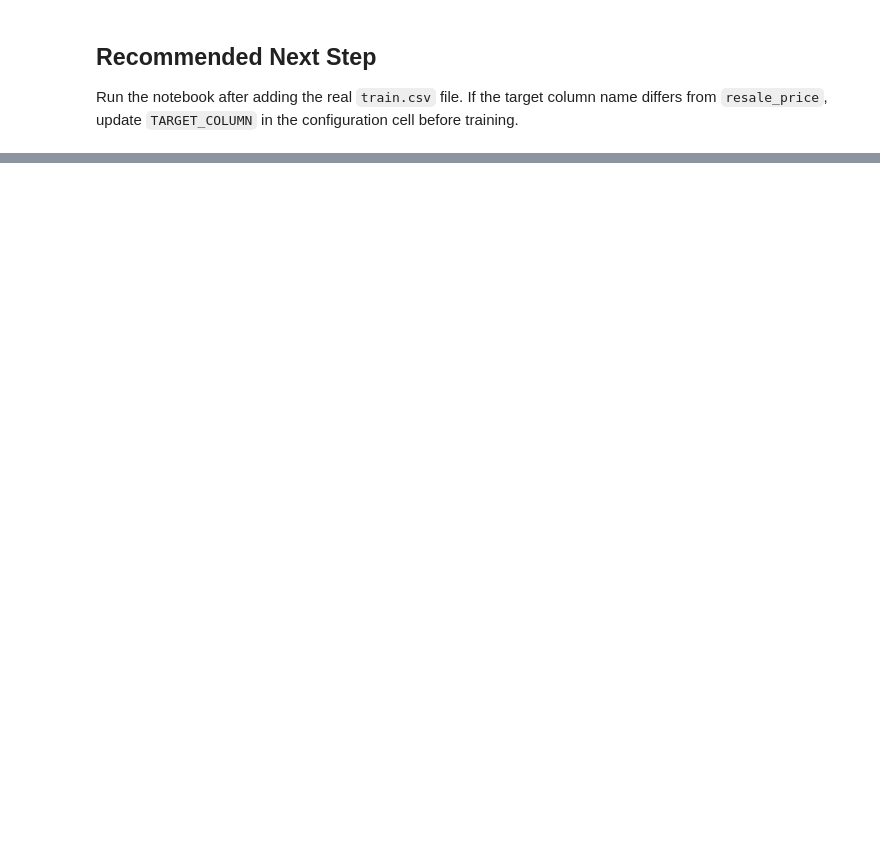
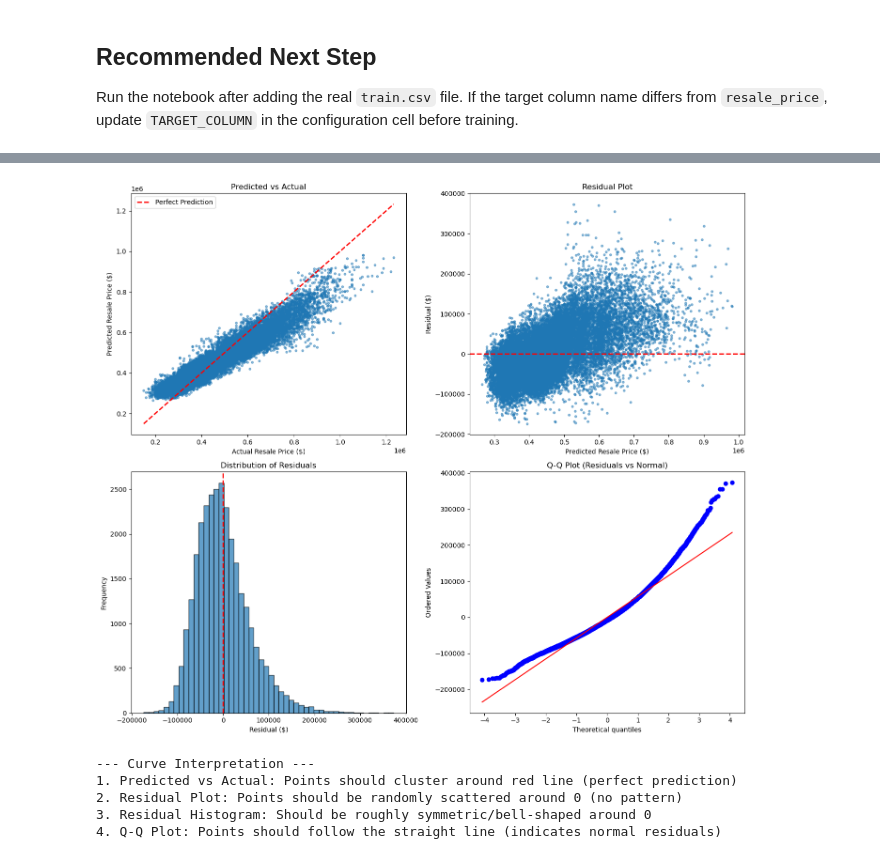
Before and after one commit to chinwarsoon/dsai-5m-projects, a Jupyter notebook: m3-project/workflow/main.ipynb, the cells around one changed output, grey strips where cells are left out. Saved outputs shown, nothing was run; the diff lists cells and outputs as text; code cells hidden in the pictures; blank space fills up the shorter version.

Commit message:
prediction model updates

```diff
--- a/m3-project/workflow/main.ipynb
+++ b/m3-project/workflow/main.ipynb
@@ -247,0 +463,56 @@ Run the notebook after adding the real `train.csv` file. If the target column na
+# %%
+# Model Performance Visualization Curves
+
+import matplotlib.pyplot as plt
+
+fig, axes = plt.subplots(2, 2, figsize=(14, 12))
+
+# 1. Predicted vs Actual Scatter Plot
+ax1 = axes[0, 0]
+ax1.scatter(comparison_df['Actual'], comparison_df['Predicted'], alpha=0.5, s=10)
+min_val = min(comparison_df['Actual'].min(), comparison_df['Predicted'].min())
+max_val = max(comparison_df['Actual'].max(), comparison_df['Predicted'].max())
+ax1.plot([min_val, max_val], [min_val, max_val], 'r--', linewidth=2, label='Perfect Prediction')
+ax1.set_xlabel('Actual Resale Price ($)')
+ax1.set_ylabel('Predicted Resale Price ($)')
+ax1.set_title('Predicted vs Actual')
+ax1.legend()
+
+# 2. Residual Plot (Residuals vs Predicted)
+ax2 = axes[0, 1]
+ax2.scatter(comparison_df['Predicted'], comparison_df['Residual'], alpha=0.5, s=10)
+ax2.axhline(y=0, color='r', linestyle='--', linewidth=2)
+ax2.set_xlabel('Predicted Resale Price ($)')
+ax2.set_ylabel('Residual ($)')
+ax2.set_title('Residual Plot')
+
+# 3. Residual Histogram
+ax3 = axes[1, 0]
+ax3.hist(comparison_df['Residual'], bins=50, edgecolor='black', alpha=0.7)
+ax3.axvline(x=0, color='r', linestyle='--', linewidth=2)
+ax3.set_xlabel('Residual ($)')
+ax3.set_ylabel('Frequency')
+ax3.set_title('Distribution of Residuals')
+
+# 4. Q-Q Plot (check normality of residuals)
+from scipy import stats
+ax4 = axes[1, 1]
+stats.probplot(comparison_df['Residual'], dist="norm", plot=ax4)
+ax4.set_title('Q-Q Plot (Residuals vs Normal)')
+
+plt.tight_layout()
+plt.show()
+
+# Summary interpretation
+print("--- Curve Interpretation ---")
+print("1. Predicted vs Actual: Points should cluster around red line (perfect prediction)")
+print("2. Residual Plot: Points should be randomly scattered around 0 (no pattern)")
+print("3. Residual Histogram: Should be roughly symmetric/bell-shaped around 0")
+print("4. Q-Q Plot: Points should follow the straight line (indicates normal residuals)")
+# %% [output]
+[figure, added]
+--- Curve Interpretation ---
+1. Predicted vs Actual: Points should cluster around red line (perfect prediction)
+2. Residual Plot: Points should be randomly scattered around 0 (no pattern)
+3. Residual Histogram: Should be roughly symmetric/bell-shaped around 0
+4. Q-Q Plot: Points should follow the straight line (indicates normal residuals)
```
Also changed, not shown: parts of 12 cells of this notebook, 1 other file.
